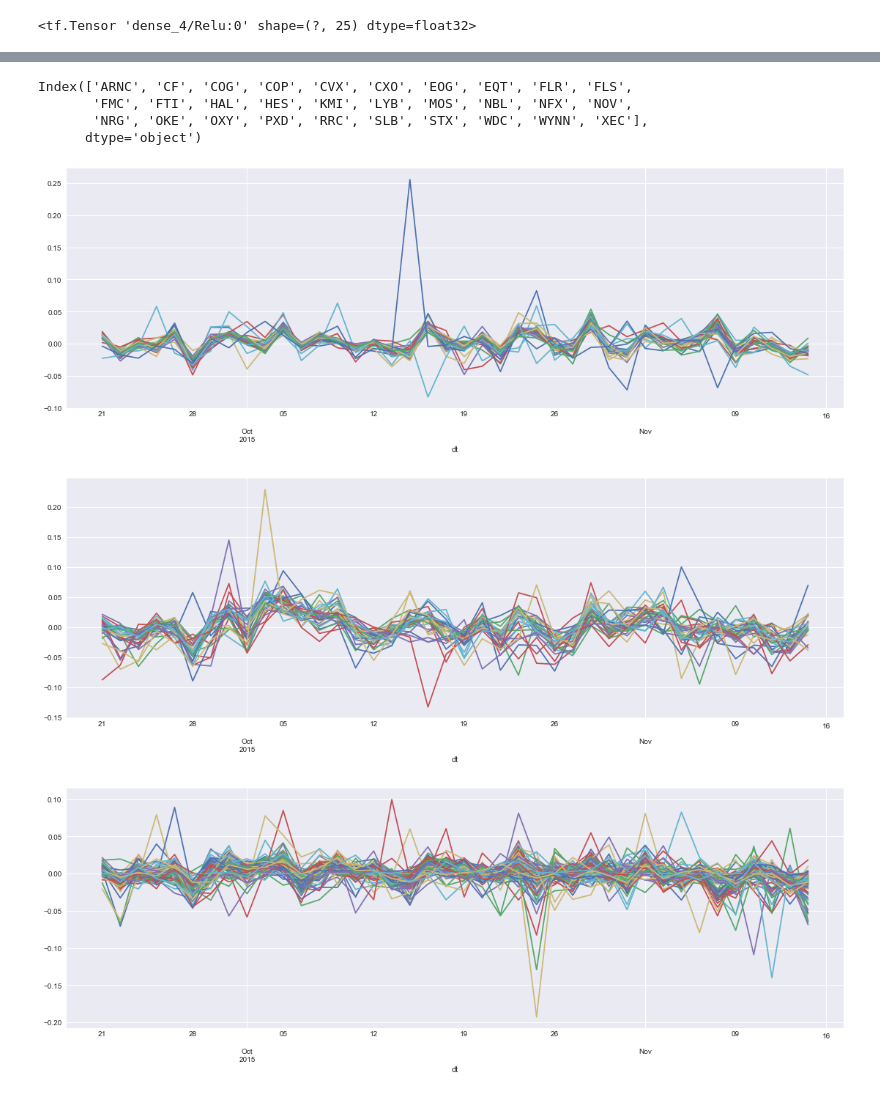
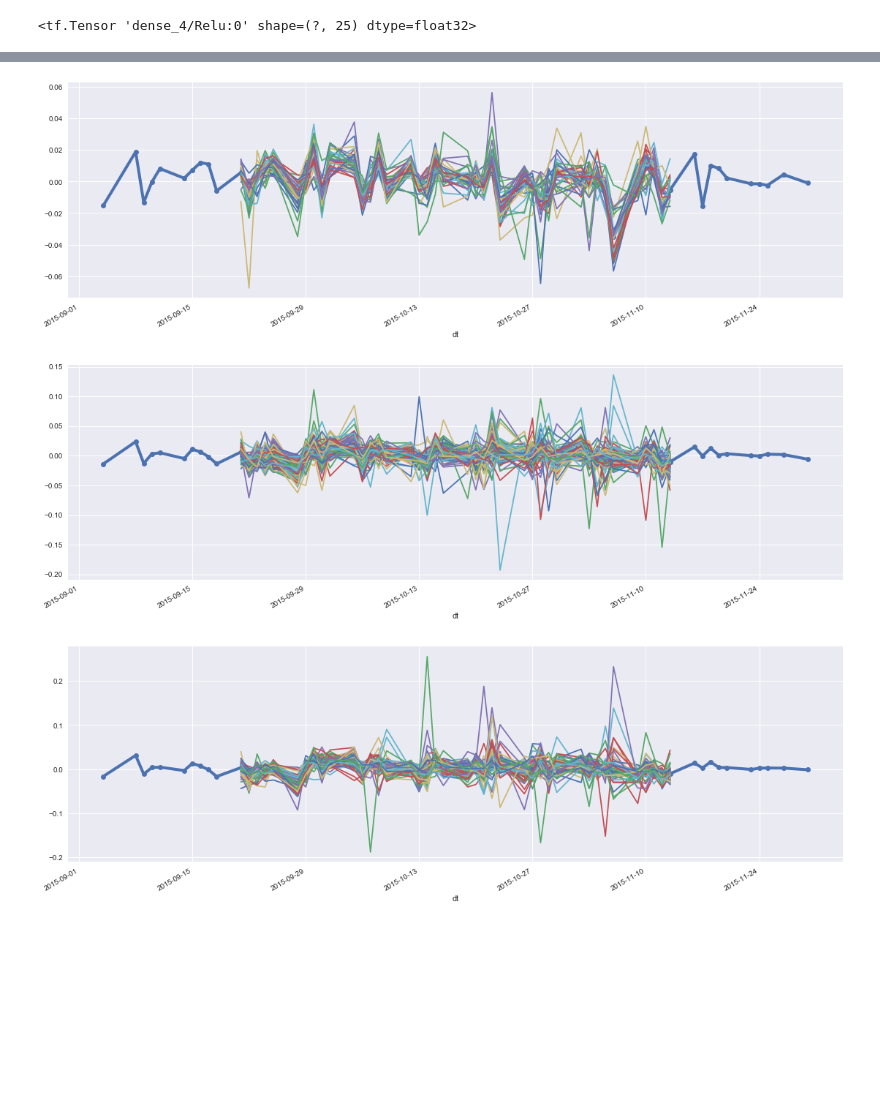
Before and after one commit to dustinvanstee/mldl-101, a Jupyter notebook: labxx-eigenportfolios/EigenPortfolios-DeepSectors.ipynb, the cells around one changed output, grey strips where cells are left out. Drawn from its saved outputs; the diff is of its cells as text; code cells hidden in the pictures; blank space fills up the shorter version.

```diff
--- a/labxx-eigenportfolios/EigenPortfolios-DeepSectors.ipynb
+++ b/labxx-eigenportfolios/EigenPortfolios-DeepSectors.ipynb
@@ -241,0 +259,9 @@ ivv_tp_cvdf = ivv_daily_return_cvdf.transpose()
+# %%
+from sklearn.model_selection import KFold
+kf = KFold(n_splits=2)
+for train_index, test_index in kf.split(ivv_tp_df):
+    #print(type(train_index))
+    #print("TRAIN:", train_index, "TEST:", test_index)
+    X_train, X_test = ivv_tp_df.iloc[train_index,:], ivv_tp_df.iloc[test_index,:]
+    print(X_train.head())
+    #y_train, y_test = y[train_index], y[test_index]
@@ -370,7 +429,7 @@ outputs[4]
 # %% [output]
 <tf.Tensor 'dense_4/Relu:0' shape=(?, 25) dtype=float32>
 # %%
-embedded_ts = Model(input=best_autoencoder.input, outputs=best_autoencoder.get_layer('dense_3').output)
+embedded_ts = Model(input=best_autoencoder.input, outputs=best_autoencoder.get_layer('dense_9').output)
 # %%
 embedded_ts.summary()
 encode = embedded_ts.predict(x=ivv_tp_df)
@@ -446,0 +483,18 @@ ticker_encode["cluster"] = kmeans.labels_
+# %%
+from sklearn.cluster import KMeans
+import numpy as np
+X = ticker_encode
+num_clusters=9
+
+kmmdl = []
+km_inertia = []
+
+for i in range(1,15) :
+    kmmdl.append(KMeans(n_clusters=i, random_state=2, max_iter=1000, n_init=20).fit(ticker_encode))
+    km_inertia.append(kmmdl[i-1].inertia_)
+
+plt.figure()
+plt.scatter(x=range(1,15),y=np.log(km_inertia))
+plt.xlabel("Clusters")
+plt.ylabel("log(SSE) (distance to centroid)")
+plt.title("Kmeans Elbow Analysis")
@@ -447 +504,5 @@ ticker_encode["cluster"] = kmeans.labels_
+# %%
+num_clusters = 9
+kmeans = kmmdl[num_clusters-1]
+ticker_encode["cluster"] = kmeans.labels_
 # %%
@@ -505,20 +549,18 @@ Materials                  1
 Name: GICSSector, dtype: int64
 # %%
-join_tickers[join_tickers["cluster"] == 1].index
+#join_tickers[join_tickers["cluster"] == 1].index
-# %% [output]
-Index(['ARNC', 'CF', 'COG', 'COP', 'CVX', 'CXO', 'EOG', 'EQT', 'FLR', 'FLS',
-       'FMC', 'FTI', 'HAL', 'HES', 'KMI', 'LYB', 'MOS', 'NBL', 'NFX', 'NOV',
-       'NRG', 'OKE', 'OXY', 'PXD', 'RRC', 'SLB', 'STX', 'WDC', 'WYNN', 'XEC'],
-      dtype='object')
 # %%
 
 for j in range(num_clusters) :
     cluster_tickers = join_tickers[join_tickers["cluster"] == j].index.tolist()
     plt.figure()
 
+    # Mean time series ...
+    ivv_daily_return_df[cluster_tickers].mean(axis=1).iloc[170:230].plot(style='o-',linewidth=4)
+    # Individual Series
     for i in cluster_tickers :
         ivv_daily_return_df[i].iloc[180:220].plot(figsize=(19,6))
 # %% [output]
-[figure, old version]
+[figure, new version]
-[figure, old version]
+[figure, new version]
-[figure, old version]
+[figure, new version]
```
Also changed, not shown: parts of 45 cells of this notebook, 3 other files.
